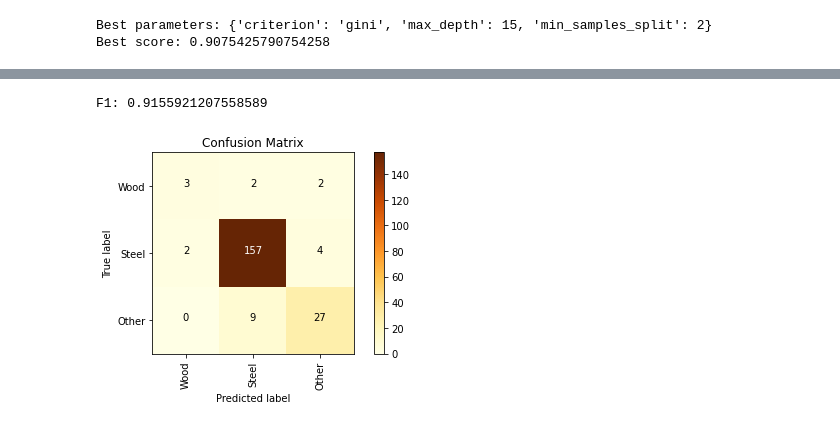
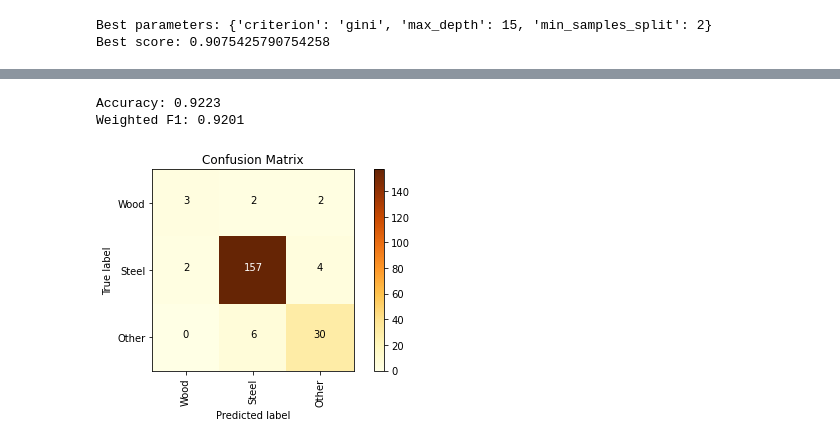
Before and after one commit to damienmha/coaster-classification, a Jupyter notebook: roller_coaster2.ipynb, the cells around one changed output, grey strips where cells are left out. Saved outputs shown, nothing was run; the diff lists cells and outputs as text; code cells hidden in the pictures.

```diff
--- a/roller_coaster2.ipynb
+++ b/roller_coaster2.ipynb
@@ -1255,9 +1355,0 @@ F1:          0.904380
-# %%
-# Multi-Layer Perceptron
-mlp_classifier = MLPClassifier(hidden_layer_sizes=(100, 100), max_iter=800, random_state=0)
-mlp_classifier.fit(train, target)
-y_train_pred = mlp_classifier.predict(test)
-train_f1 = f1_score(target_test, y_train_pred, average = None)
-print("F1:", train_f1)
-
-draw_confusion_matrix(target_test, predicted, classes = ['Wood', 'Steel', 'Other'])
@@ -1267,11 +1356,30 @@ F1: [0.5        0.95412844 0.82191781]
-# %%
-mlp_classifier = MLPClassifier(hidden_layer_sizes=(100, 100), max_iter=800, random_state=0)
-mlp_classifier.fit(train, target)
-y_train_pred = mlp_classifier.predict(test)
-train_f1 = f1_score(target_test, y_train_pred, average = 'weighted')
-print("F1:", train_f1)
-
-draw_confusion_matrix(target_test, predicted, classes = ['Wood', 'Steel', 'Other'])
-# %% [output]
-F1: 0.9155921207558589
-[figure, removed]
+# %%
+# MLP pipeline
+mlp_pipeline = Pipeline([
+    ('preprocessor', preprocessor),
+    ('mlp', MLPClassifier(
+        hidden_layer_sizes=(100, 50),  # two hidden layers: 100 and 50 neurons
+        activation='relu',             # ReLU activation
+        solver='adam',                 # Adam optimizer
+        max_iter=500,                  # give it plenty of iterations
+        random_state=42
+    ))
+])
+
+# Fit
+mlp_pipeline.fit(train_raw, target)
+
+# Predict
+predicted = mlp_pipeline.predict(test_raw)
+
+# Evaluate
+acc = accuracy_score(target_test, predicted)
+f1 = f1_score(target_test, predicted, average='weighted')
+
+print(f"Accuracy: {acc:.4f}")
+print(f"Weighted F1: {f1:.4f}")
+draw_confusion_matrix(target_test, predicted, classes = ['Wood', 'Steel', 'Other'])
+# %% [output]
+Accuracy: 0.9223
+Weighted F1: 0.9201
+[figure, added]
```
Also changed, not shown: parts of 31 cells of this notebook.
